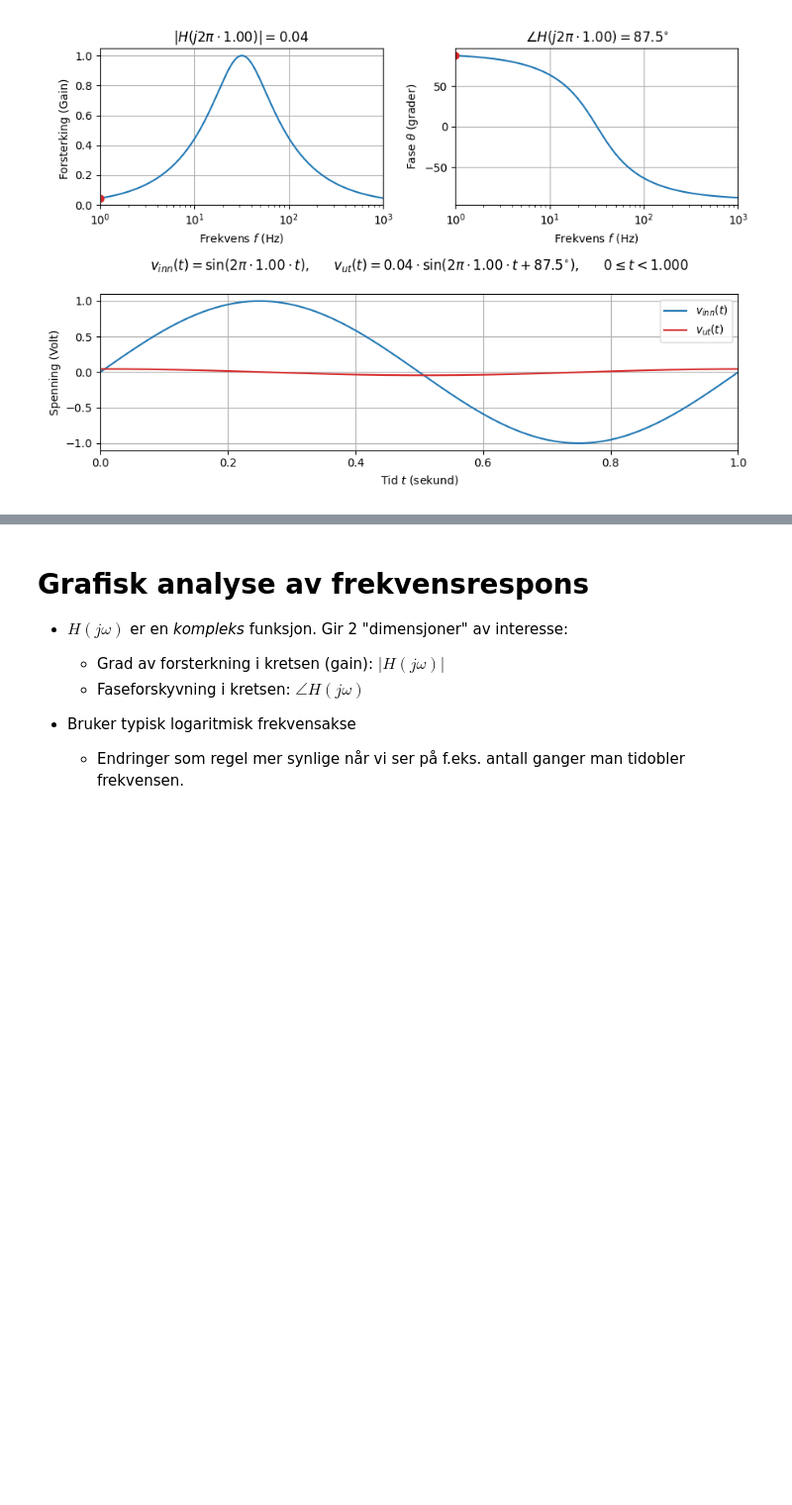
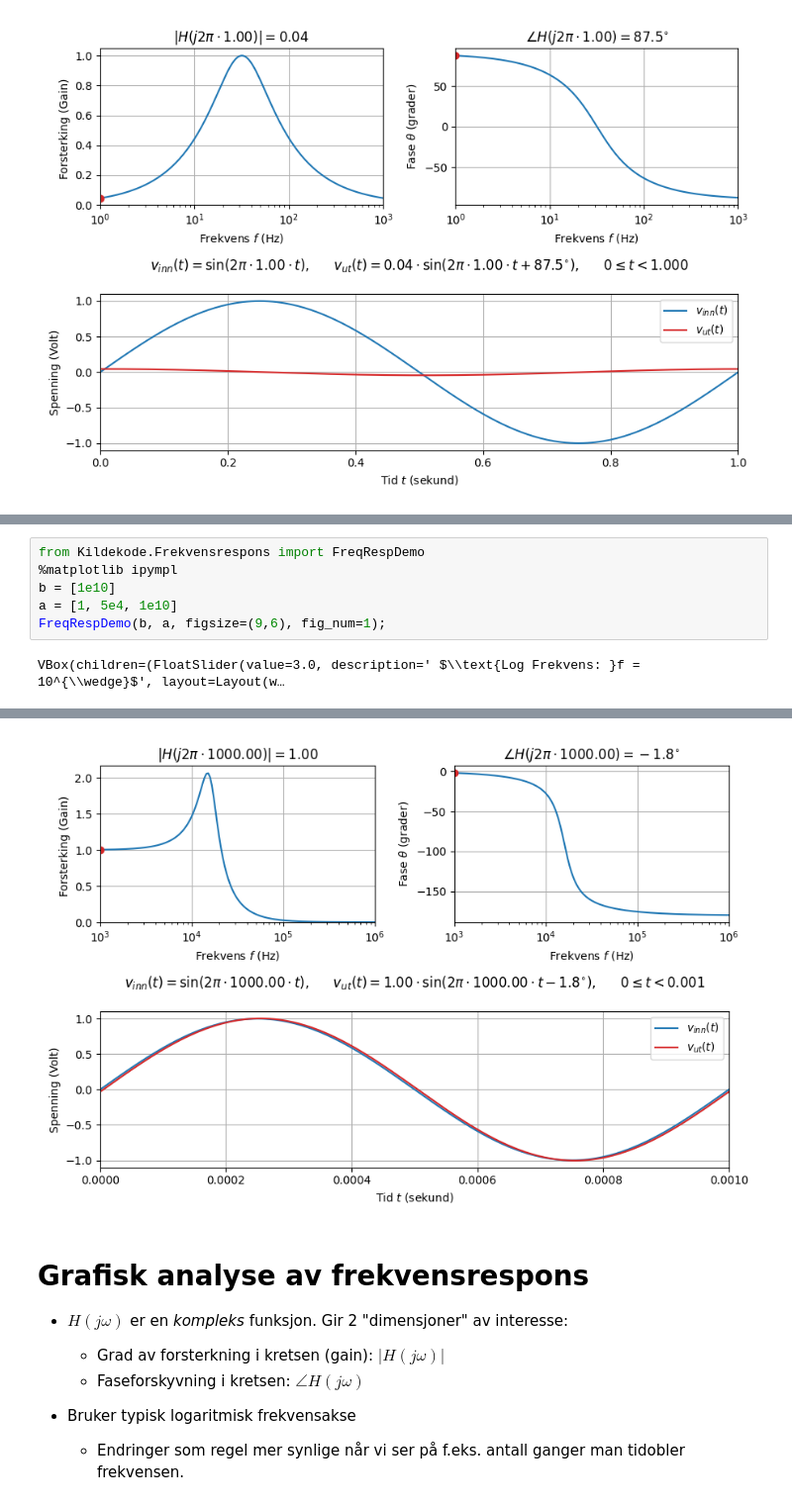
Before and after one commit to kaierih/AIS1004_Forelesninger, a Jupyter notebook: Uke08_Frekvensrespons.ipynb, the cells around one changed output, grey strips where cells are left out. Shown at 99% size. Cells and saved outputs as stored; diff of their text form; blank space fills up the shorter version.

```diff
--- a/Uke08_Frekvensrespons.ipynb
+++ b/Uke08_Frekvensrespons.ipynb
@@ -165,0 +176,8 @@ $$R = 50\Omega, \ \ \ L = 1\mu H, \ \ \ C=100nF$$
+# %%
+from Kildekode.Frekvensrespons import FreqRespDemo
+%matplotlib ipympl
+b = [1e10]
+a = [1, 5e4, 1e10]
+FreqRespDemo(b, a, figsize=(9,6), fig_num=1);
+# %% [output]
+VBox(children=(FloatSlider(value=3.0, description=' $\\text{Log Frekvens: }f = 10^{\\wedge}$', layout=Layout(w…
@@ -166,3 +185,4 @@ $$R = 50\Omega, \ \ \ L = 1\mu H, \ \ \ C=100nF$$
+[figure, added]
 # %% [markdown]
 # Grafisk analyse av frekvensrespons
 
```
Also changed, not shown: parts of 26 cells of this notebook.
